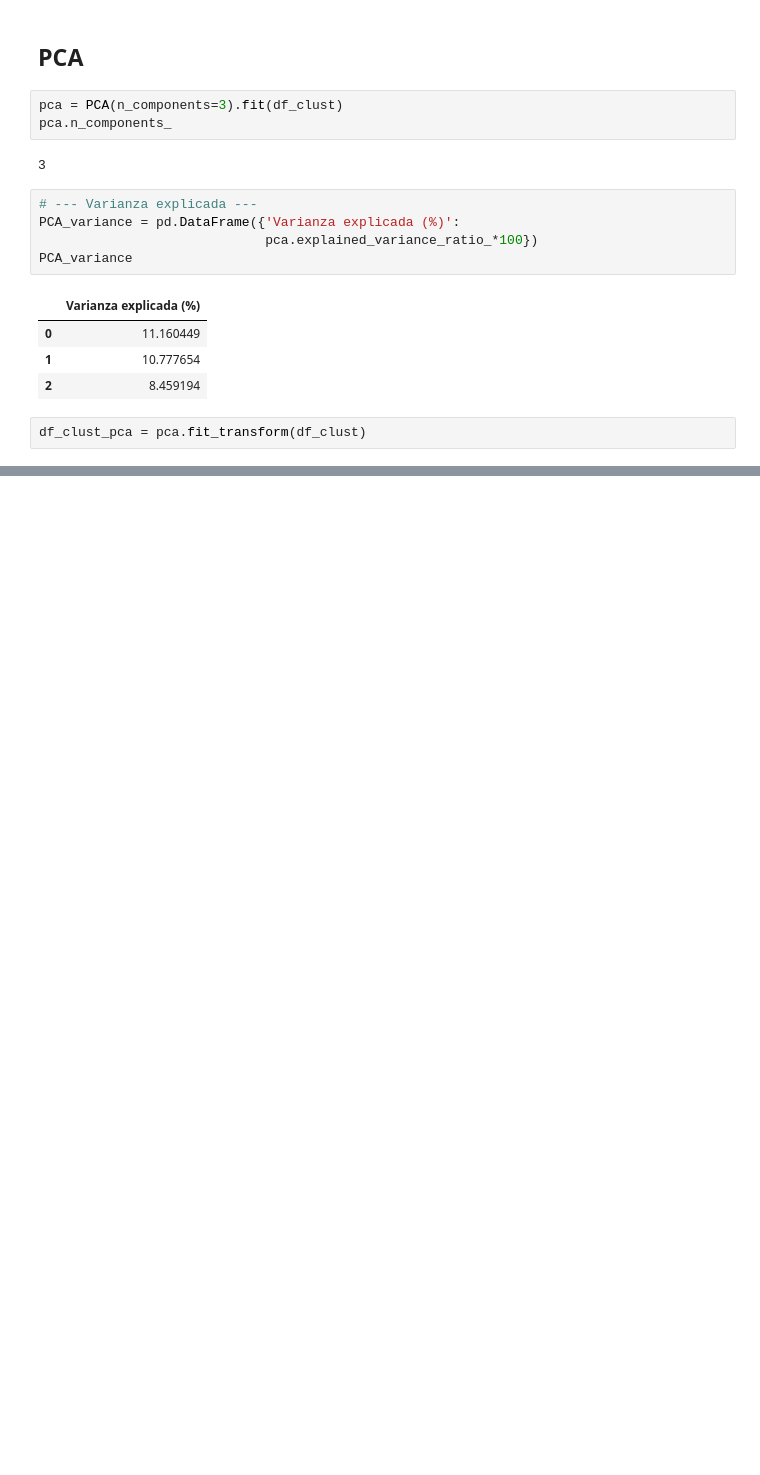
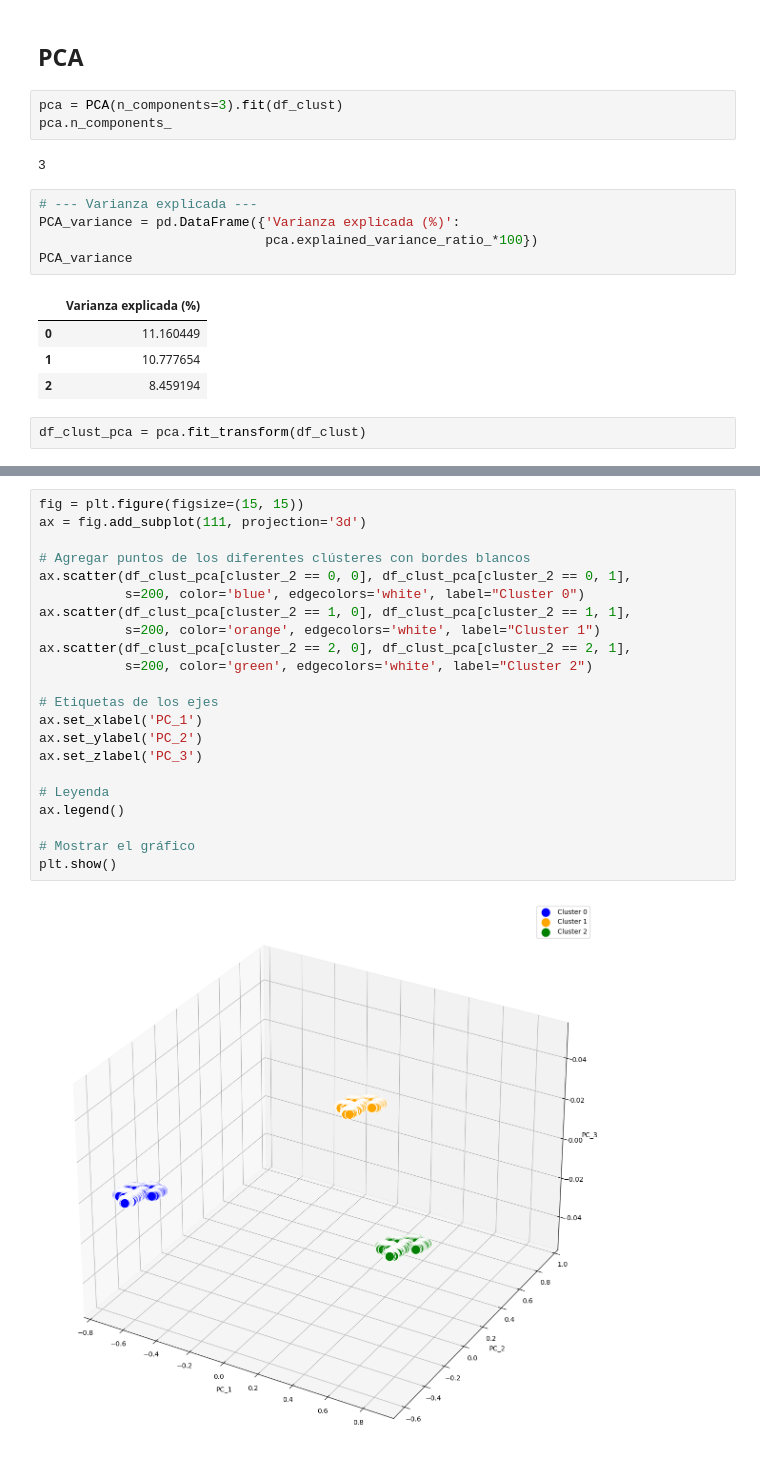
Before and after one commit to Leostark95/Proyecto_Finanzas, a Jupyter notebook: Prueba.ipynb, the cells around one changed output, grey strips where cells are left out. Cells and saved outputs as stored; diff of their text form; blank space fills up the shorter version.

```diff
--- a/Prueba.ipynb
+++ b/Prueba.ipynb
@@ -198,0 +251,24 @@ pesos_pca
+# %%
+fig = plt.figure(figsize=(15, 15))
+ax = fig.add_subplot(111, projection='3d')
+
+# Agregar puntos de los diferentes clústeres con bordes blancos
+ax.scatter(df_clust_pca[cluster_2 == 0, 0], df_clust_pca[cluster_2 == 0, 1],
+           s=200, color='blue', edgecolors='white', label="Cluster 0")
+ax.scatter(df_clust_pca[cluster_2 == 1, 0], df_clust_pca[cluster_2 == 1, 1],
+           s=200, color='orange', edgecolors='white', label="Cluster 1")
+ax.scatter(df_clust_pca[cluster_2 == 2, 0], df_clust_pca[cluster_2 == 2, 1],
+           s=200, color='green', edgecolors='white', label="Cluster 2")
+
+# Etiquetas de los ejes
+ax.set_xlabel('PC_1')
+ax.set_ylabel('PC_2')
+ax.set_zlabel('PC_3')
+
+# Leyenda
+ax.legend()
+
+# Mostrar el gráfico
+plt.show()
+# %% [output]
+[figure, added]
```
Also changed, not shown: parts of 10 cells of this notebook.
